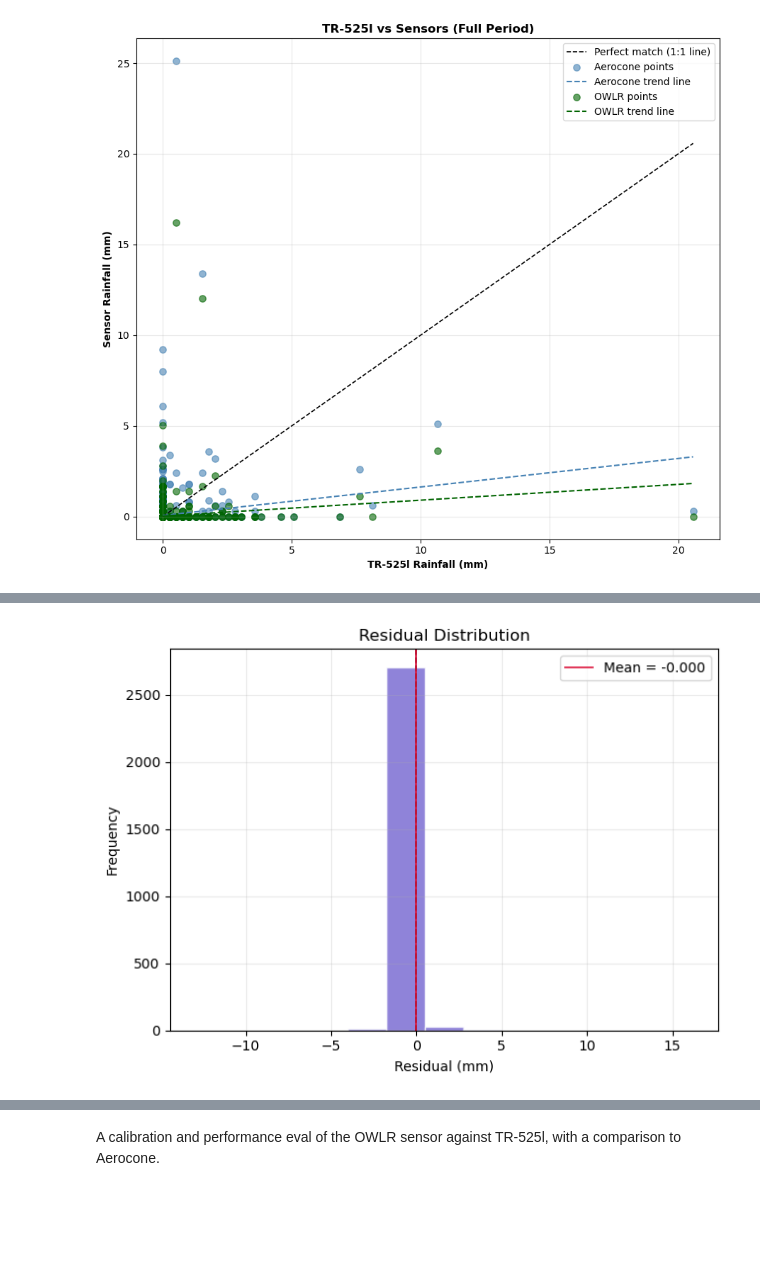
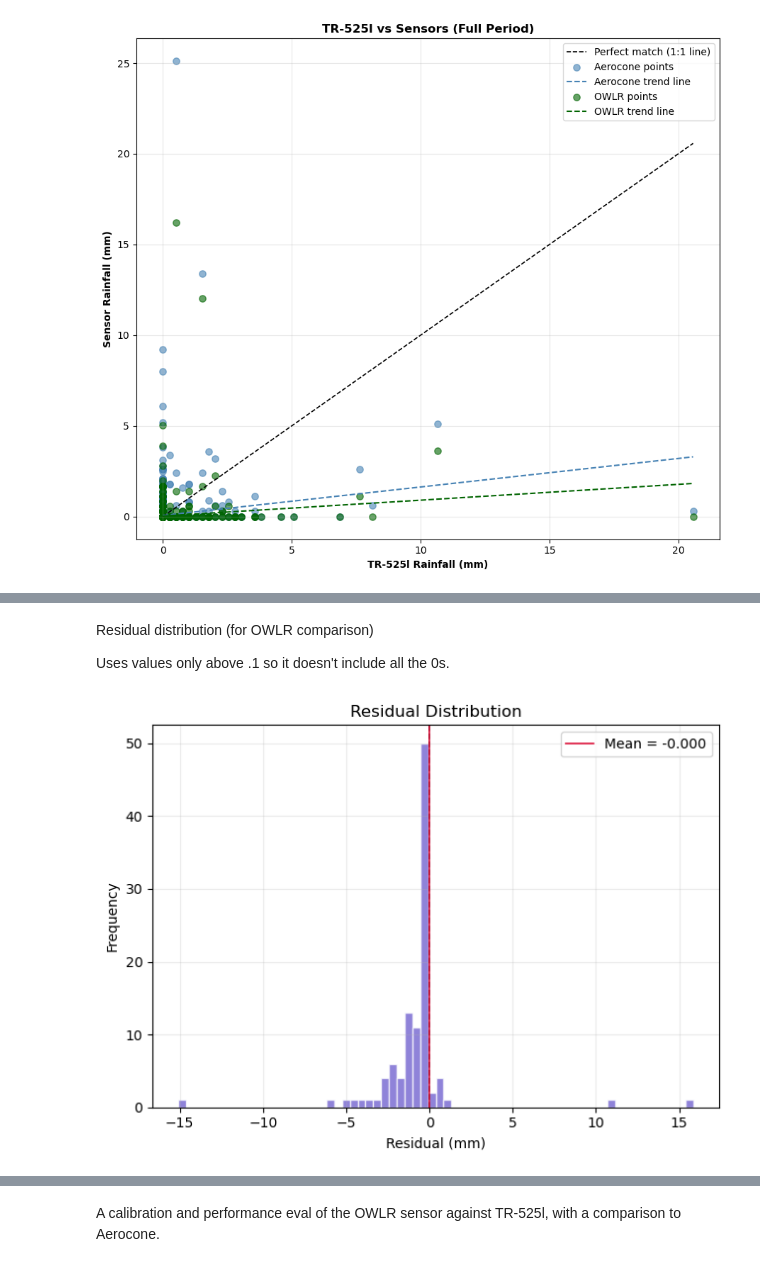
Before and after one commit to COAST-Lab/Open-Water-Level-and-Rainfall-Sensor, a Jupyter notebook: Data Analysis/rainfallAnalysisUpdated.ipynb, the cells around one changed output, grey strips where cells are left out. Saved outputs shown, nothing was run; the diff lists cells and outputs as text; code cells hidden in the pictures; blank space fills up the shorter version.

```diff
--- a/Data Analysis/rainfallAnalysisUpdated.ipynb
+++ b/Data Analysis/rainfallAnalysisUpdated.ipynb
@@ -104,21 +111,21 @@ def prepare(df, name):
 
 Loads raw rainfall data from each sensor, standardizes it, and merges everything into one combined dataset for comparison in future analyses.
 # %%
-# --- Run ---
 print("Loading and processing rainfall data...")
 
-cormp = prepare(load_cormp(FILES["cormp"]), "tr525_mm")
-davis = prepare(load_davis(FILES["davis"]), "aerocone_mm")
-owlr  = prepare(load_owlr(FILES["owlr"]),  "owlr_mm")
+TR525 = prepare(load_cormp(FILES["TR525"]), "rain_mm_tr525")
+Aerocone = prepare(load_davis(FILES["Aerocone"]), "rain_mm_aerocone")
+OWLR  = prepare(load_owlr(FILES["OWLR"]),  "rain_mm_owlr")
 
 rainfall_all = (
-    cormp.merge(davis, on="datetime", how="outer")
-          .merge(owlr, on="datetime", how="outer")
+    TR525.merge(Aerocone, on="datetime", how="outer")
+          .merge(OWLR, on="datetime", how="outer")
 )
 
-print(f"  TR-525l: {len(cormp)} hourly records")
-print(f"  Davis: {len(davis)} hourly records")
-print(f"  OWLR: {len(owlr)} hourly records")
+print(f"  TR-525l: {len(TR525)} hourly records")
+print(f"  Aerocone: {len(Aerocone)} hourly records")
+print(f"  OWLR: {len(OWLR)} hourly records")
+print(f"  Zero rainfall points (OWLR): {np.sum(OWLR['rain_mm_owlr'] == 0)}") #checking zero amounts
 print(f"  Combined comparison table: {rainfall_all.shape}")
 # %% [output]
 Loading and processing rainfall data...
@@ -315,17 +325,16 @@ plt.show()
 # %%
-# # Use the sensor-specific hourly tables created in the loading cell
-# paired = rainfall_all[['datetime', 'tr525_mm', 'owlr_mm']].dropna()
-# paired_aero = rainfall_all[['datetime', 'tr525_mm', 'aerocone_mm']].dropna()
+paired = rainfall_all[['datetime', 'rain_mm_tr525', 'rain_mm_owlr']].dropna()
+paired_aero = rainfall_all[['datetime', 'rain_mm_tr525', 'rain_mm_aerocone']].dropna()
 
-# # Validate sufficient data for regression
-# if len(paired) < 2 or len(paired_aero) < 2:
-#     raise ValueError('Not enough overlapping hourly points for Type II regression.')
+# Validate there is enough data ( this may be repetitive also)
+if len(paired) < 2 or len(paired_aero) < 2:
+    raise ValueError('Not enough overlapping hourly points for Type II regression.')
 
 # Extract variables for regression
-x = paired['tr525_mm'].to_numpy()
-y = paired['owlr_mm'].to_numpy()
-x_aero = paired_aero['tr525_mm'].to_numpy()
-y_aero = paired_aero['aerocone_mm'].to_numpy()
+x = paired['rain_mm_tr525'].to_numpy()
+y = paired['rain_mm_owlr'].to_numpy()
+x_aero = paired_aero['rain_mm_tr525'].to_numpy()
+y_aero = paired_aero['rain_mm_aerocone'].to_numpy()
 # %%
 
 fit = regress2(x, y, _method_type_2='reduced major axis')
@@ -412,16 +457,24 @@ plt.show()
+# %% [markdown]
+Residual distribution (for OWLR comparison)
+
+Uses values only above .1 so it doesn't include all the 0s.
 # %%
-# Plot 3 of Residual distribution (for OWLR comparison)
+
+rain_mask = x > 0.1   # .28 is OWLR resolution but made it a little lower.
+residuals_rain = residuals[rain_mask]
+y_hat_rain = y_hat[rain_mask]
+
 plt.figure(figsize=(6.5, 4.8))
-plt.hist(residuals, bins='auto', color='slateblue', alpha=0.75, edgecolor='white')
+plt.hist(residuals_rain, bins='auto', color='slateblue', alpha=0.75, edgecolor='white')
 plt.axvline(0, color='black', linestyle='--', linewidth=1.1)
 plt.axvline(resid_mean, color='crimson', linestyle='-', linewidth=1.2, label=f'Mean = {resid_mean:.3f}')
 plt.xlabel('Residual (mm)')
 plt.ylabel('Frequency')
 plt.title('Residual Distribution')
 plt.grid(alpha=0.25)
 plt.legend()
 plt.tight_layout()
 plt.show()
 # %% [output]
-[figure, old version]
+[figure, new version]
 # %% [markdown]
```
Also changed, not shown: parts of 34 cells of this notebook, 1 other file.
